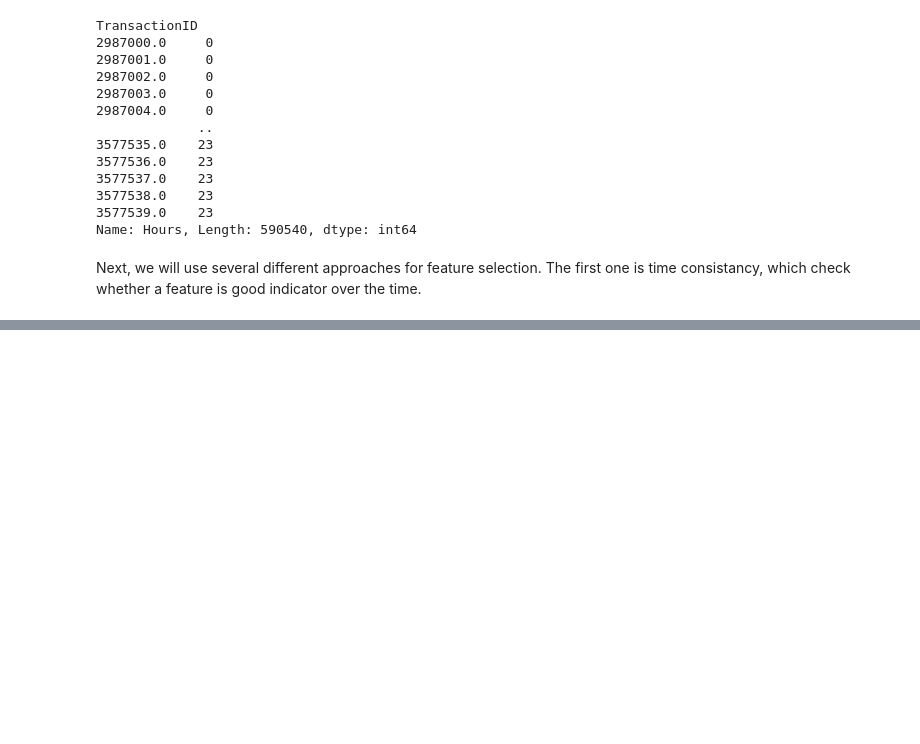
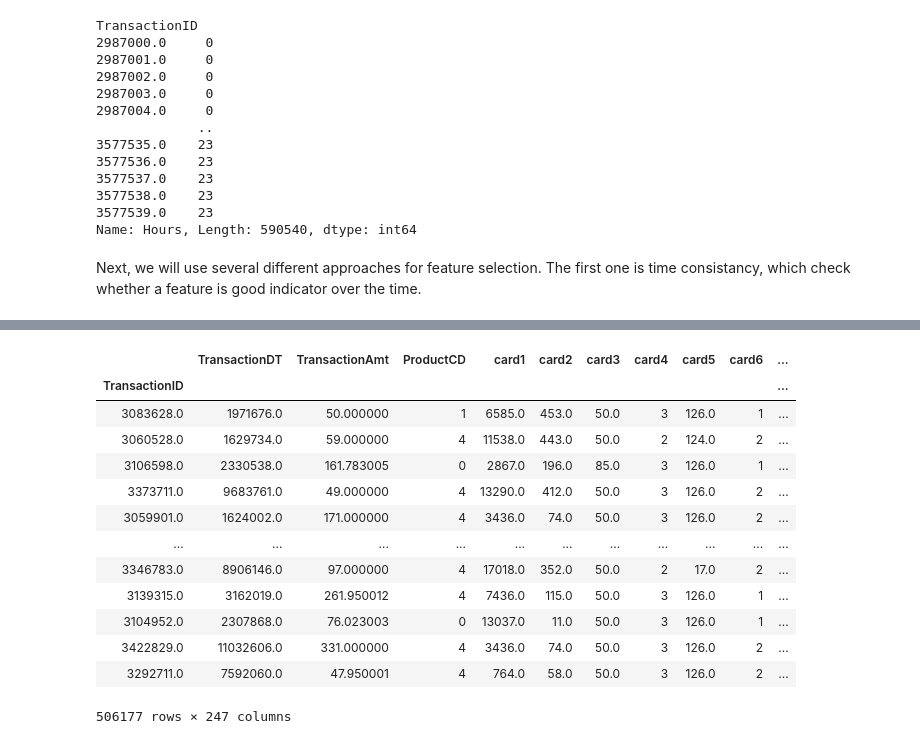
Before and after one commit to andychenns/Fraud-Detection, a Jupyter notebook: Feature Engineering/feature engineering.ipynb, the cells around one changed output, grey strips where cells are left out. Saved outputs shown, nothing was run; the diff lists cells and outputs as text; code cells hidden in the pictures; blank space fills up the shorter version.

```diff
--- a/Feature Engineering/feature engineering.ipynb
+++ b/Feature Engineering/feature engineering.ipynb
@@ -338,0 +383,17 @@ for c in ['id_'+str(x) for x in range(22,28)]:
+# %%
+train_feature
+# %% [output]
+|  | TransactionDT | TransactionAmt | ProductCD | card1 | card2 | card3 | card4 | card5 | card6 | ... |
+| TransactionID |  |  |  |  |  |  |  |  |  | ... |
+| 3083628.0 | 1971676.0 | 50.000000 | 1 | 6585.0 | 453.0 | 50.0 | 3 | 126.0 | 1 | ... |
+| 3060528.0 | 1629734.0 | 59.000000 | 4 | 11538.0 | 443.0 | 50.0 | 2 | 124.0 | 2 | ... |
+| 3106598.0 | 2330538.0 | 161.783005 | 0 | 2867.0 | 196.0 | 85.0 | 3 | 126.0 | 1 | ... |
+| 3373711.0 | 9683761.0 | 49.000000 | 4 | 13290.0 | 412.0 | 50.0 | 3 | 126.0 | 2 | ... |
+| 3059901.0 | 1624002.0 | 171.000000 | 4 | 3436.0 | 74.0 | 50.0 | 3 | 126.0 | 2 | ... |
+| ... | ... | ... | ... | ... | ... | ... | ... | ... | ... | ... |
+| 3346783.0 | 8906146.0 | 97.000000 | 4 | 17018.0 | 352.0 | 50.0 | 2 | 17.0 | 2 | ... |
+| 3139315.0 | 3162019.0 | 261.950012 | 4 | 7436.0 | 115.0 | 50.0 | 3 | 126.0 | 1 | ... |
+| 3104952.0 | 2307868.0 | 76.023003 | 0 | 13037.0 | 11.0 | 50.0 | 3 | 126.0 | 1 | ... |
+| 3422829.0 | 11032606.0 | 331.000000 | 4 | 3436.0 | 74.0 | 50.0 | 3 | 126.0 | 2 | ... |
+| 3292711.0 | 7592060.0 | 47.950001 | 4 | 764.0 | 58.0 | 50.0 | 3 | 126.0 | 2 | ... |
+506177 rows × 247 columns
```
Also changed, not shown: parts of 24 cells of this notebook.
